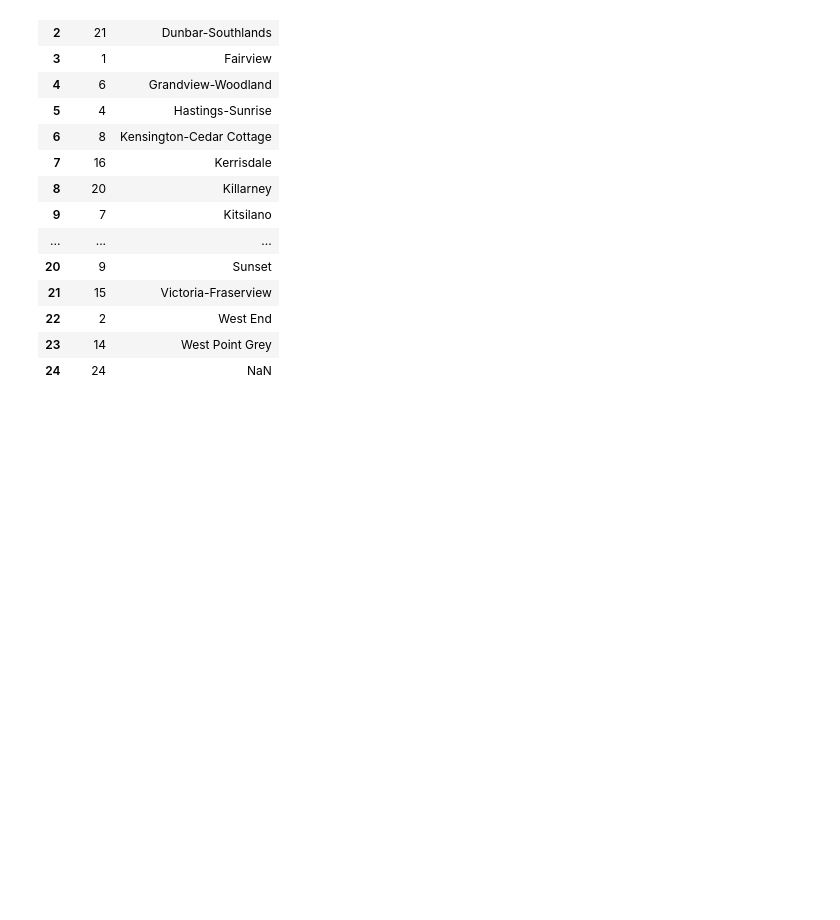
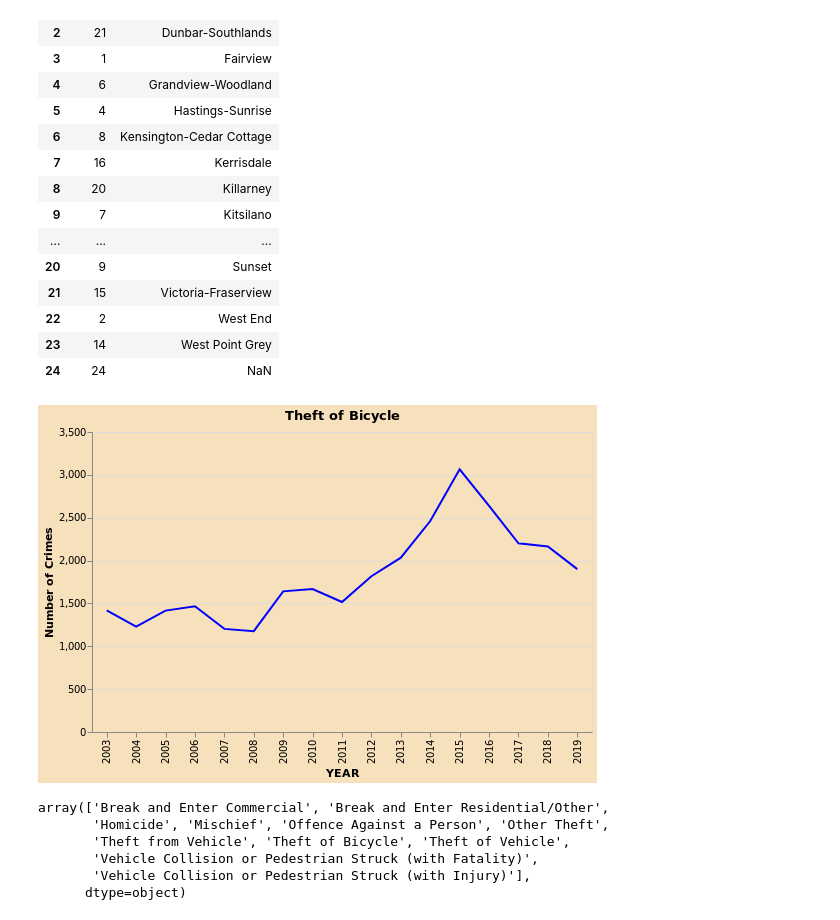
Before and after one commit to tguo9/Vancouver-Crime-Stats, a Jupyter notebook: scr/altair-plots.ipynb, the cells around one changed output. Drawn from its saved outputs; the diff is of its cells as text; code cells hidden in the pictures; blank space fills up the shorter version.

Commit message:
added line plot code

```diff
--- a/scr/altair-plots.ipynb
+++ b/scr/altair-plots.ipynb
@@ -51,3 +51,46 @@ title='Break and Enter')
 | 22 | 2 | West End |
 | 23 | 14 | West Point Grey |
 | 24 | 24 | NaN |
+# %%
+df = pd.read_csv('../data/crimedata_csv_all_years.csv')
+# %%
+time_scale = "YEAR"
+crime = "Theft of Bicycle"
+neighbourhood = "ALL"
+
+if neighbourhood != "ALL":
+    if crime != "ALL":
+        df_line = df.query('TYPE == @crime & NEIGHBOURHOOD == @neighbourhood').groupby([time_scale]).count().reset_index()
+    else:
+        df_line = df.query('NEIGHBOURHOOD == @neighbourhood').groupby([time_scale]).count().reset_index()
+else:
+    if crime != "ALL":
+        df_line = df.query('TYPE == @crime').groupby([time_scale]).count().reset_index()
+    else:
+        df_line = df.groupby([time_scale]).count().reset_index()
+
+alt.Chart(df_line).mark_line().encode(
+    alt.X(time_scale+':N'),
+    alt.Y('TYPE:Q', title='Number of Crimes'),
+    alt.Color(value="blue")
+).configure_axisX(
+    labelAngle=90,
+    grid=True
+).configure(
+    background='#f7e0bc' #HEX color code
+).properties(
+height=300,
+width=500,
+title=crime
+)
+# %% [output]
+[figure, added]
+# %%
+df['TYPE'].unique()
+# %% [output]
+array(['Break and Enter Commercial', 'Break and Enter Residential/Other',
+       'Homicide', 'Mischief', 'Offence Against a Person', 'Other Theft',
+       'Theft from Vehicle', 'Theft of Bicycle', 'Theft of Vehicle',
+       'Vehicle Collision or Pedestrian Struck (with Fatality)',
+       'Vehicle Collision or Pedestrian Struck (with Injury)'],
+      dtype=object)
```
